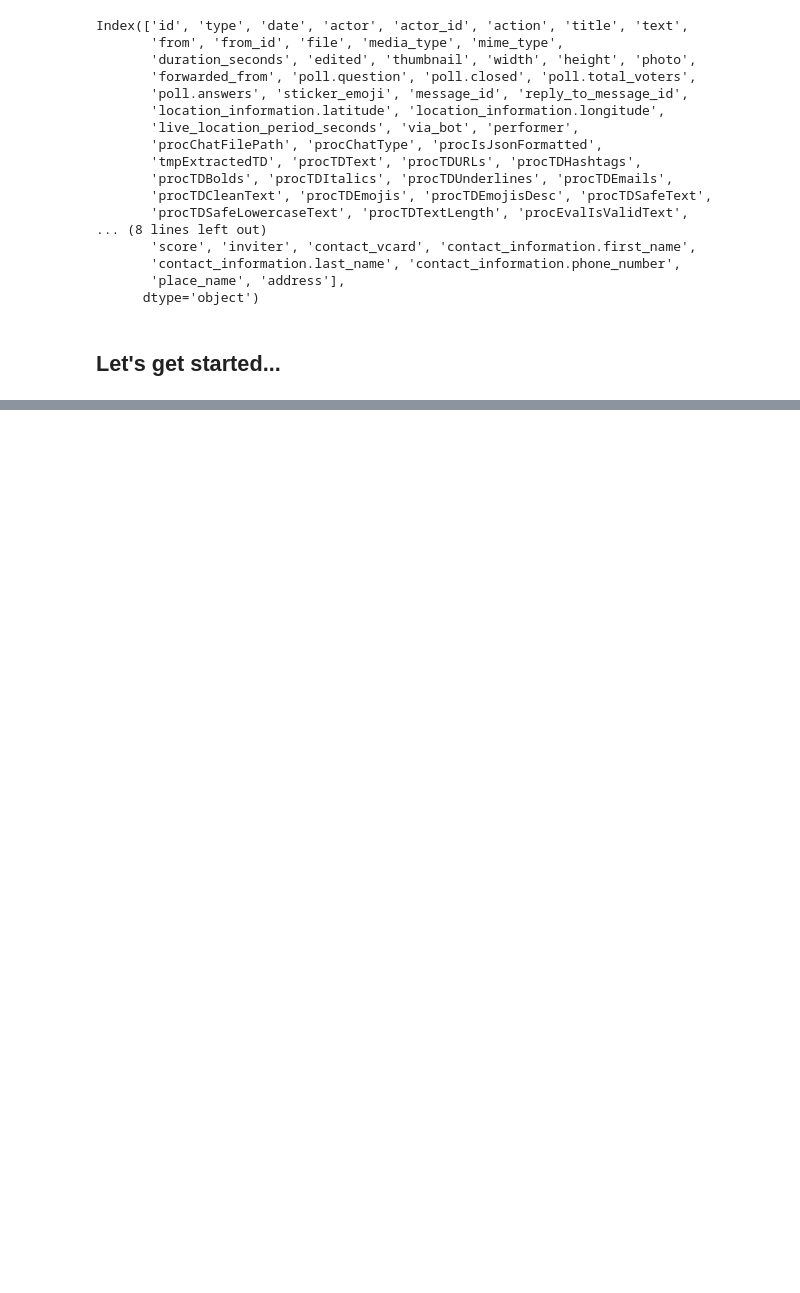
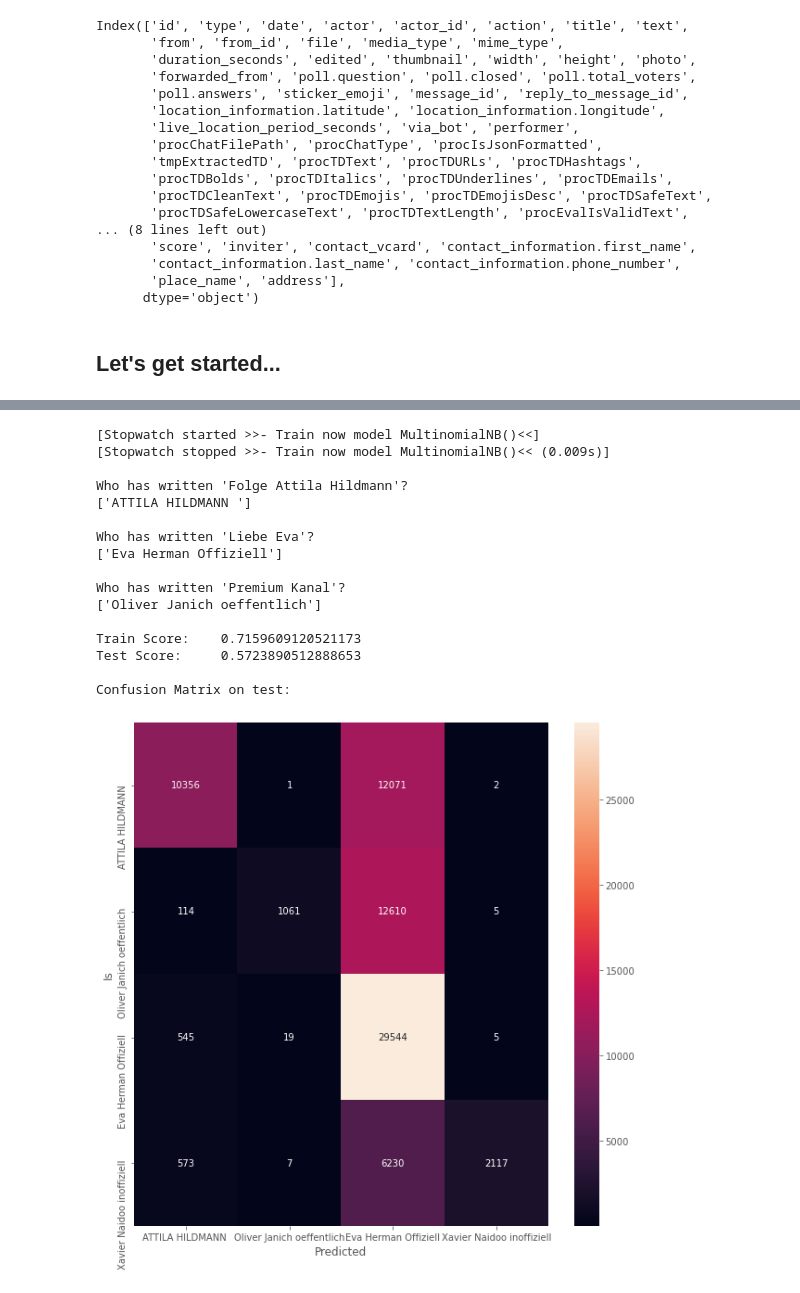
Before and after one commit to maxbundscherer/telegram-analysis, a Jupyter notebook: notebooks/Classifier.ipynb, the cells around one changed output, grey strips where cells are left out. Drawn from its saved outputs; the diff is of its cells as text; code cells hidden in the pictures; blank space fills up the shorter version.

```diff
--- a/notebooks/Classifier.ipynb
+++ b/notebooks/Classifier.ipynb
@@ -199,0 +358,20 @@ print(str(confusion_matrix(predictTest, y_test)))
+# %%
+trainAndEvalModel(MultinomialNB(), "class-multinomialnb.png")
+# %% [output]
+[Stopwatch started >>- Train now model MultinomialNB()<<]
+[Stopwatch stopped >>- Train now model MultinomialNB()<< (0.009s)]
+
+Who has written 'Folge Attila Hildmann'?
+['ATTILA HILDMANN ']
+
+Who has written 'Liebe Eva'?
+['Eva Herman Offiziell']
+
+Who has written 'Premium Kanal'?
+['Oliver Janich oeffentlich']
+
+Train Score:    0.7159609120521173
+Test Score:     0.5723890512888653
+
+Confusion Matrix on test:
+[figure, added]
```
Also changed, not shown: parts of 40 cells of this notebook, 4 other files.
